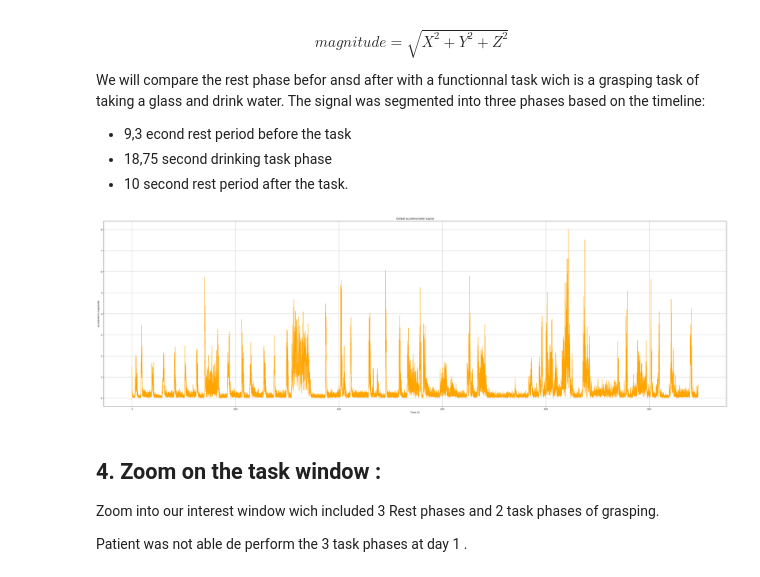
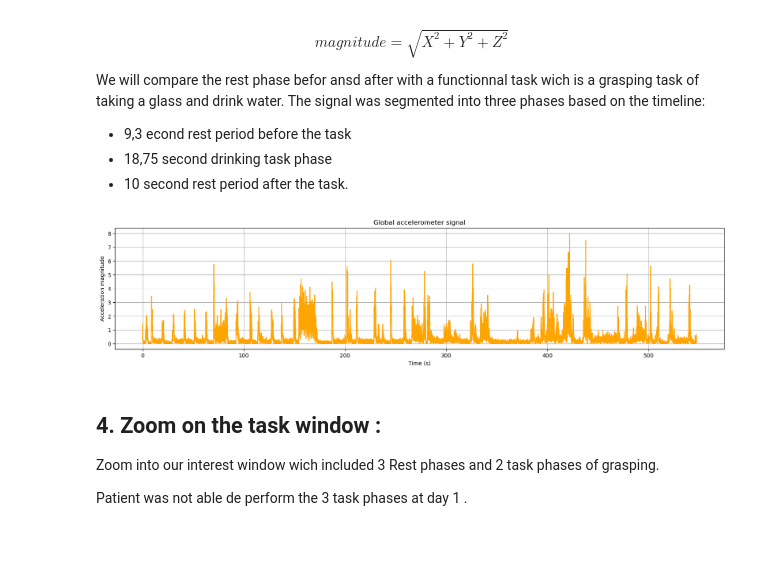
Before and after one commit to zemmahisofi-byte/Projet_R_Python, a Jupyter notebook: Projet_python/main.ipynb, the cells around one changed output. Saved outputs shown, nothing was run; the diff lists cells and outputs as text; code cells hidden in the pictures; blank space fills up the shorter version.

```diff
--- a/Projet_python/main.ipynb
+++ b/Projet_python/main.ipynb
@@ -110,22 +110,22 @@ The signal was segmented into three phases based on the timeline:
 # %%
 import numpy as np
 # compute the magnitude
 df["magnitude"] = np.sqrt(
     df["X (m/s^2)"]**2 +
     df["Y (m/s^2)"]**2 +
     df["Z (m/s^2)"]**2
 )
 
 # draw the plot
-plt.figure(figsize=(50,15))
+plt.figure(figsize=(20,4))
 plt.plot(df["Time (s)"], df["magnitude"], color="orange")
 plt.xlabel("Time (s)")
 plt.ylabel("Acceleration magnitude")
 plt.title("Global accelerometer signal")
 plt.grid(True)
 plt.show()
 # %% [output]
-[figure, old version]
+[figure, new version]
 # %% [markdown]
 ## 4. Zoom on the task window :
 
```
Also changed, not shown: parts of 7 cells of this notebook.
